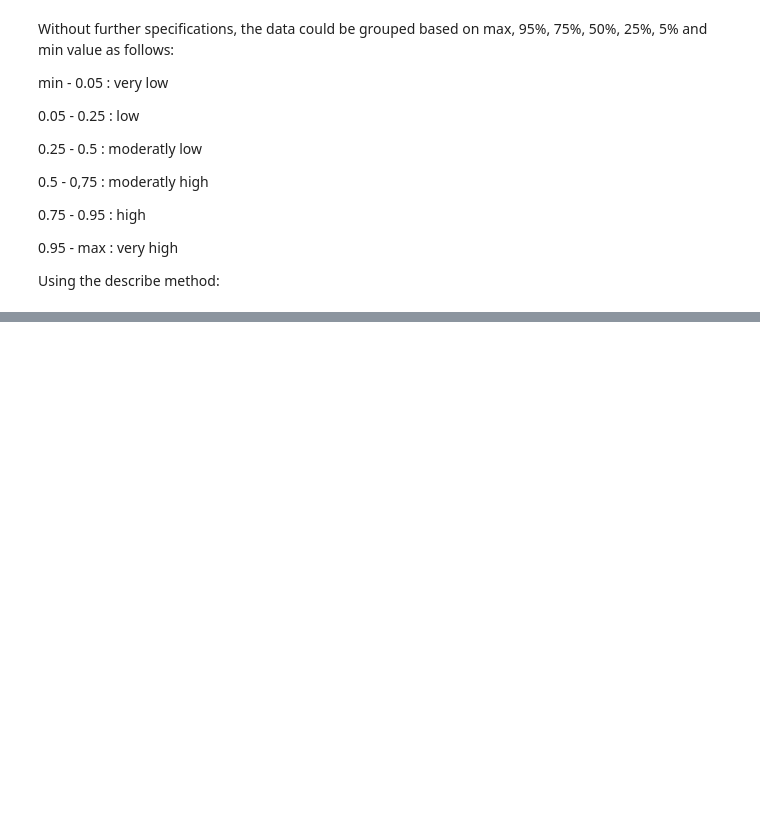
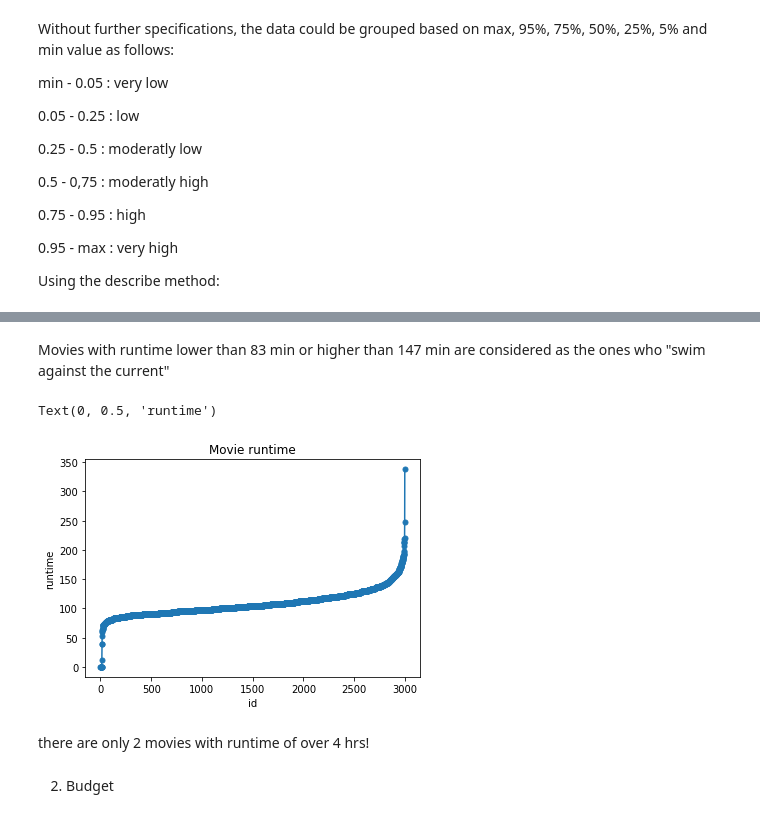
Before and after one commit to sshmo/Data_Science_Mini_Project, a Jupyter notebook: Movie database/Movie_database.ipynb, the cells around one changed output, grey strips where cells are left out. Saved outputs shown, nothing was run; the diff lists cells and outputs as text; code cells hidden in the pictures; blank space fills up the shorter version.

Commit message:
Answered the sixth question in Movie database

```diff
--- a/Movie database/Movie_database.ipynb
+++ b/Movie database/Movie_database.ipynb
@@ -345,0 +480,3 @@ df2.describe(percentiles = [0.05,0.25,0.5,0.75,0.95])
+# %%
+df2 = df1['runtime'].replace(" ", 0)
+df2.describe(percentiles = [0.05,0.25,0.5,0.75,0.95])
@@ -345,0 +495,13 @@ df2.describe(percentiles = [0.05,0.25,0.5,0.75,0.95])
+# %% [markdown]
+Movies with runtime lower than 83 min or higher than 147 min are considered as the ones who "swim against the current"
+# %%
+ax = df2.sort_values().plot(title='Movie runtime',  marker='.', markersize=10,use_index=False)
+ax.set_xlabel("id")
+ax.set_ylabel("runtime")
+# %% [output]
+Text(0, 0.5, 'runtime')
+[figure, added]
+# %% [markdown]
+there are only 2 movies with runtime of over 4 hrs!
+# %% [markdown]
+2. Budget
```
Also changed, not shown: parts of 31 cells of this notebook.
